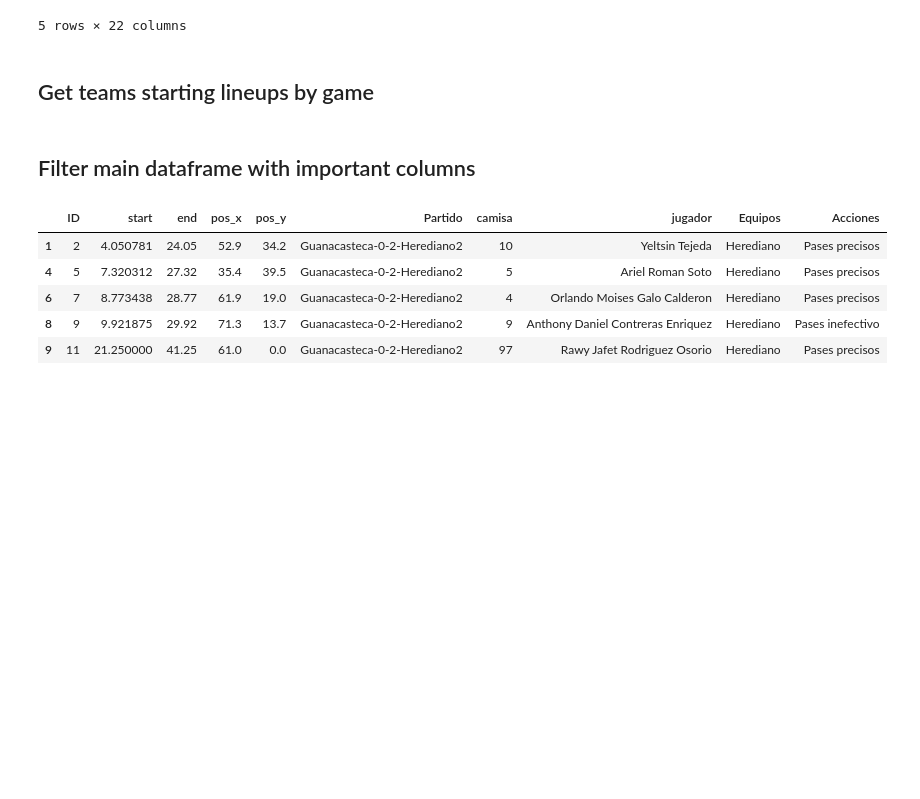
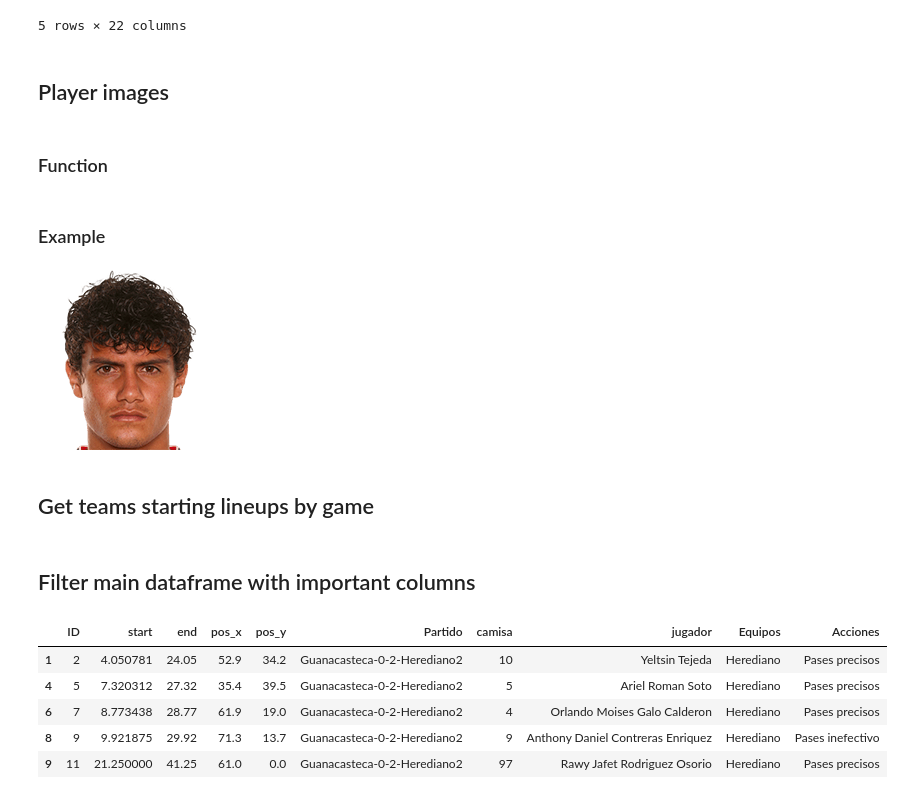
Before and after one commit to adlihs/instatXML, a Jupyter notebook: Instat_|_Pass_Map_dataframe.ipynb, the cells around one changed output. Drawn from its saved outputs; the diff is of its cells as text; code cells hidden in the pictures; blank space fills up the shorter version.

```diff
--- a/Instat_|_Pass_Map_dataframe.ipynb
+++ b/Instat_|_Pass_Map_dataframe.ipynb
@@ -75,3 +75,7 @@ main_df.head()
 | 8 | 9 | 9.921875 | 29.92 | 71.3 | 13.7 | Guanacasteca-0-2-Herediano2 | 9 | Anthony Daniel Contreras Enriquez | Herediano | Pases inefectivo | ... | ... |
 | 9 | 11 | 21.250000 | 41.25 | 61.0 | 0.0 | Guanacasteca-0-2-Herediano2 | 97 | Rawy Jafet Rodriguez Osorio | Herediano | Pases precisos | ... | ... |
 5 rows × 22 columns
+# %% [markdown]
+## Player images
+# %% [markdown]
+### Function
@@ -78,3 +580,9 @@ main_df.head()
+# %% [markdown]
+### Example
+# %%
+player_images('Herediano','Yeltsin Tejeda')
+# %% [output]
+[figure, added]
 # %% [markdown]
 ## Get teams starting lineups by game
 # %%
```
Also changed, not shown: parts of 6 cells of this notebook.
